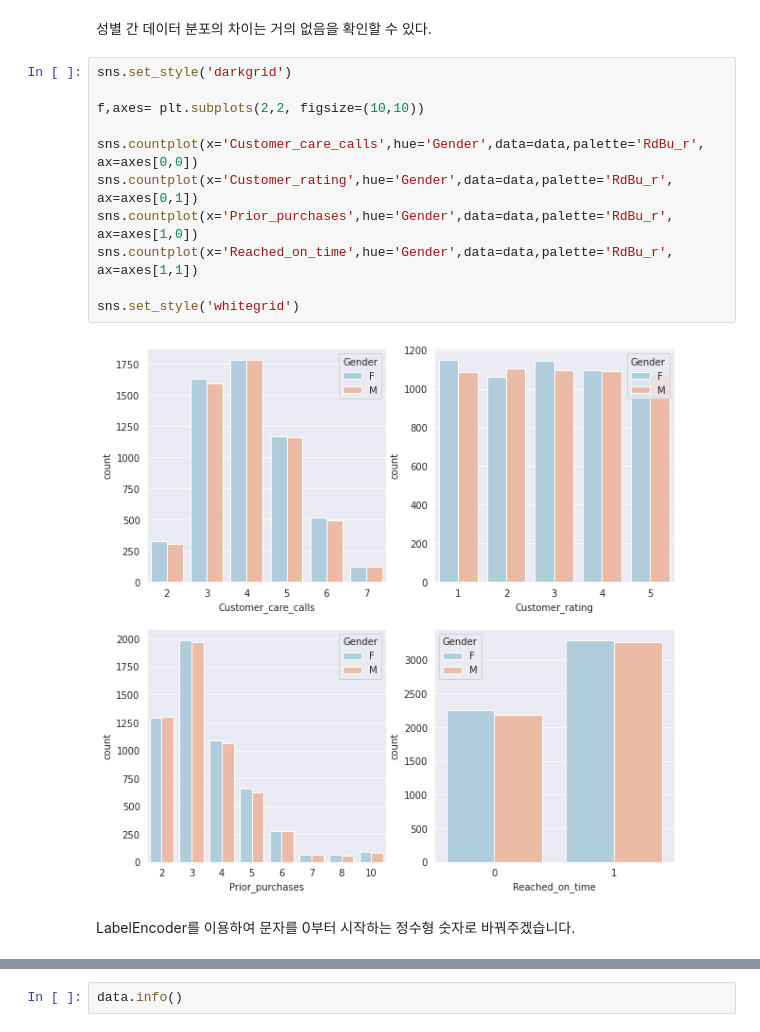
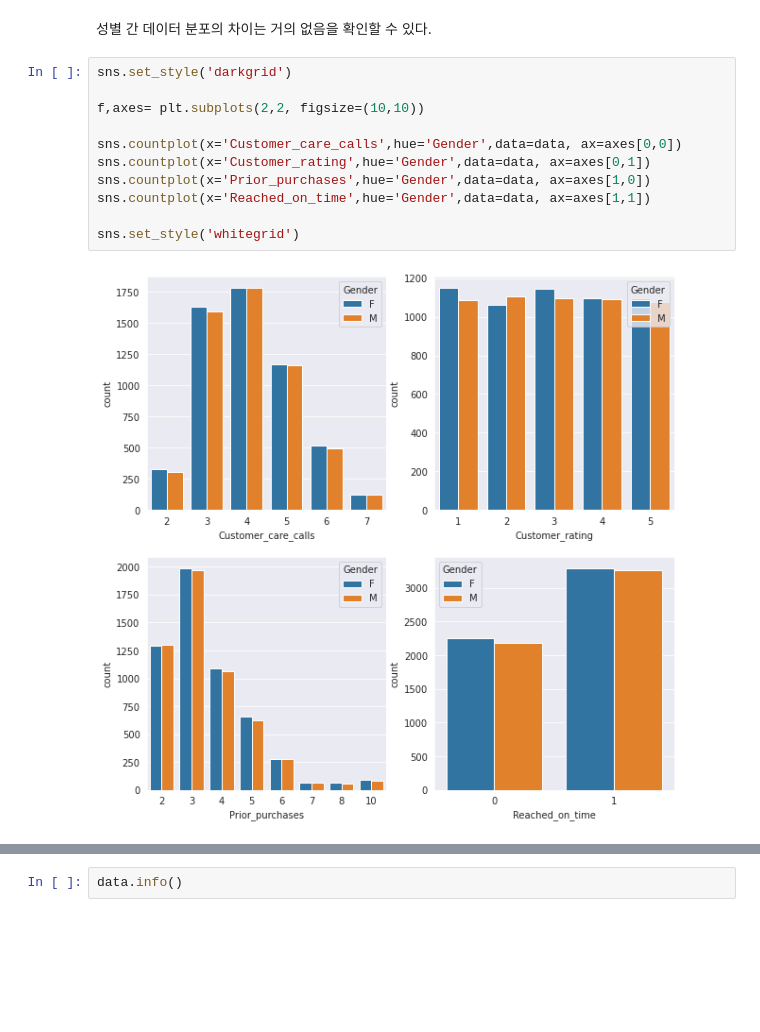
Before and after one commit to zzang-juhee/S1-week4-Project, a Jupyter notebook: project02.ipynb, the cells around one changed output, grey strips where cells are left out. Cells and saved outputs as stored; diff of their text form; blank space fills up the shorter version.

```diff
--- a/project02.ipynb
+++ b/project02.ipynb
@@ -249,15 +277,13 @@ memory usage: 945.4+ KB
 # %%
 sns.set_style('darkgrid')
 
 f,axes= plt.subplots(2,2, figsize=(10,10))
 
-sns.countplot(x='Customer_care_calls',hue='Gender',data=data,palette='RdBu_r', ax=axes[0,0])
-sns.countplot(x='Customer_rating',hue='Gender',data=data,palette='RdBu_r', ax=axes[0,1])
-sns.countplot(x='Prior_purchases',hue='Gender',data=data,palette='RdBu_r', ax=axes[1,0])
-sns.countplot(x='Reached_on_time',hue='Gender',data=data,palette='RdBu_r', ax=axes[1,1])
+sns.countplot(x='Customer_care_calls',hue='Gender',data=data, ax=axes[0,0])
+sns.countplot(x='Customer_rating',hue='Gender',data=data, ax=axes[0,1])
+sns.countplot(x='Prior_purchases',hue='Gender',data=data, ax=axes[1,0])
+sns.countplot(x='Reached_on_time',hue='Gender',data=data, ax=axes[1,1])
 
 sns.set_style('whitegrid')
 # %% [output]
-[figure, old version]
+[figure, new version]
-# %% [markdown]
-LabelEncoder를 이용하여 문자를 0부터 시작하는 정수형 숫자로 바꿔주겠습니다.
```
Also changed, not shown: parts of 73 cells of this notebook.
